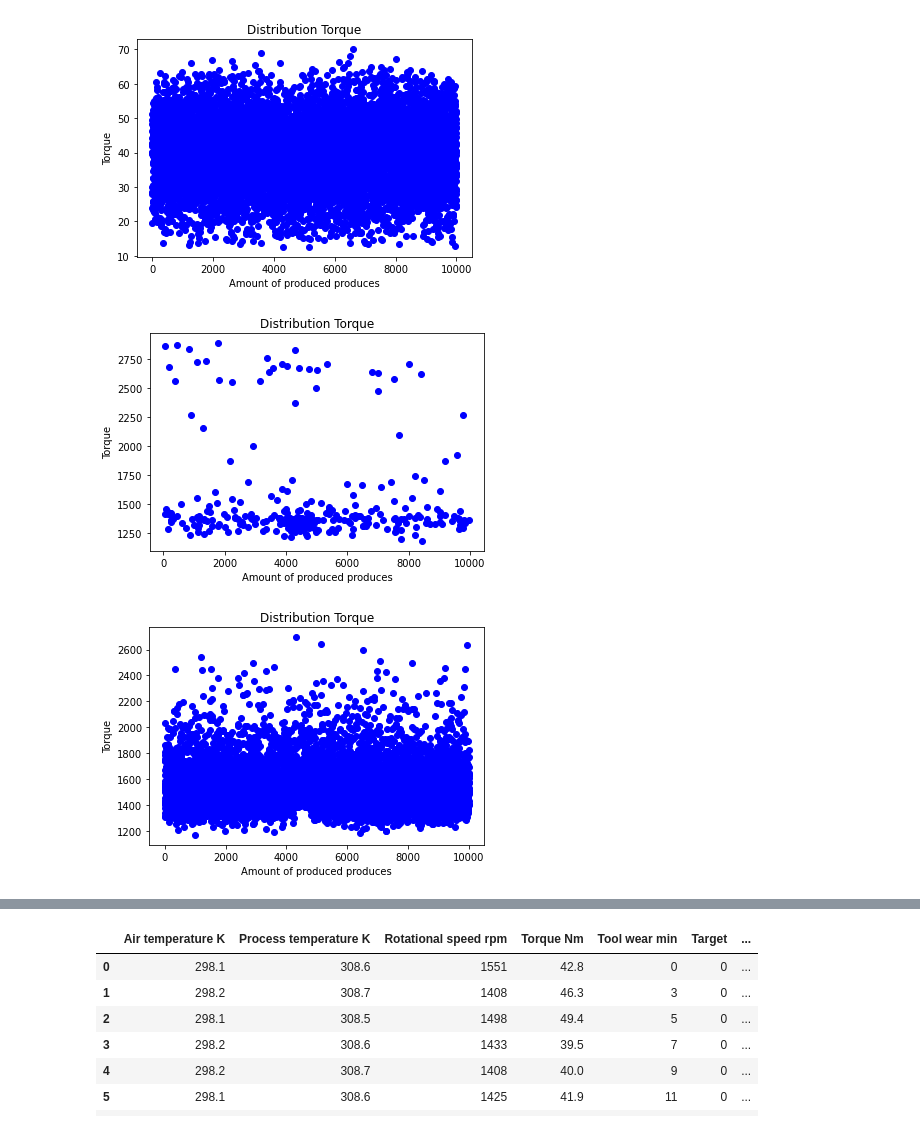
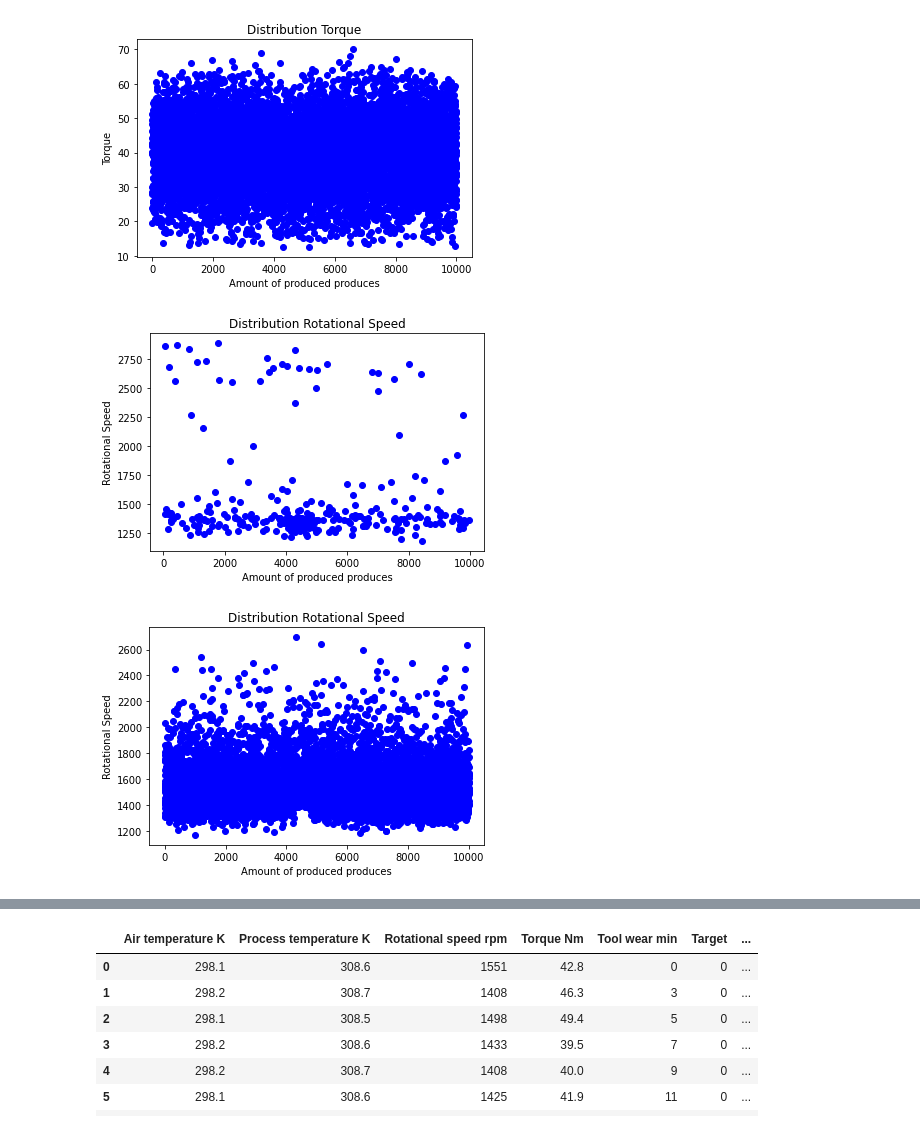
Before and after one commit to NiklasSabel/Industrial-Applications-of-Artificial-Intelligence, a Jupyter notebook: notebooks/Secondary Sector/Secondary Sector Predictive Maintenance.ipynb, the cells around one changed output, grey strips where cells are left out. Drawn from its saved outputs; the diff is of its cells as text; code cells hidden in the pictures.

```diff
--- a/notebooks/Secondary Sector/Secondary Sector Predictive Maintenance.ipynb
+++ b/notebooks/Secondary Sector/Secondary Sector Predictive Maintenance.ipynb
@@ -715,17 +715,17 @@ plt.show()
 [figure]
 # %%
 plt.scatter(df[df.Target == 1].index, df[df.Target == 1]['Rotational speed rpm'], color='b')
-plt.title('Distribution Torque')
+plt.title('Distribution Rotational Speed')
 plt.xlabel('Amount of produced produces')
-plt.ylabel('Torque')
+plt.ylabel('Rotational Speed')
 plt.show()
 # %% [output]
-[figure, old version]
+[figure, new version]
 # %%
 plt.scatter(df[df.Target == 0].index, df[df.Target == 0]['Rotational speed rpm'], color='b')
-plt.title('Distribution Torque')
+plt.title('Distribution Rotational Speed')
 plt.xlabel('Amount of produced produces')
-plt.ylabel('Torque')
+plt.ylabel('Rotational Speed')
 plt.show()
 # %% [output]
-[figure, old version]
+[figure, new version]
```
Also changed, not shown: parts of 29 cells of this notebook.
